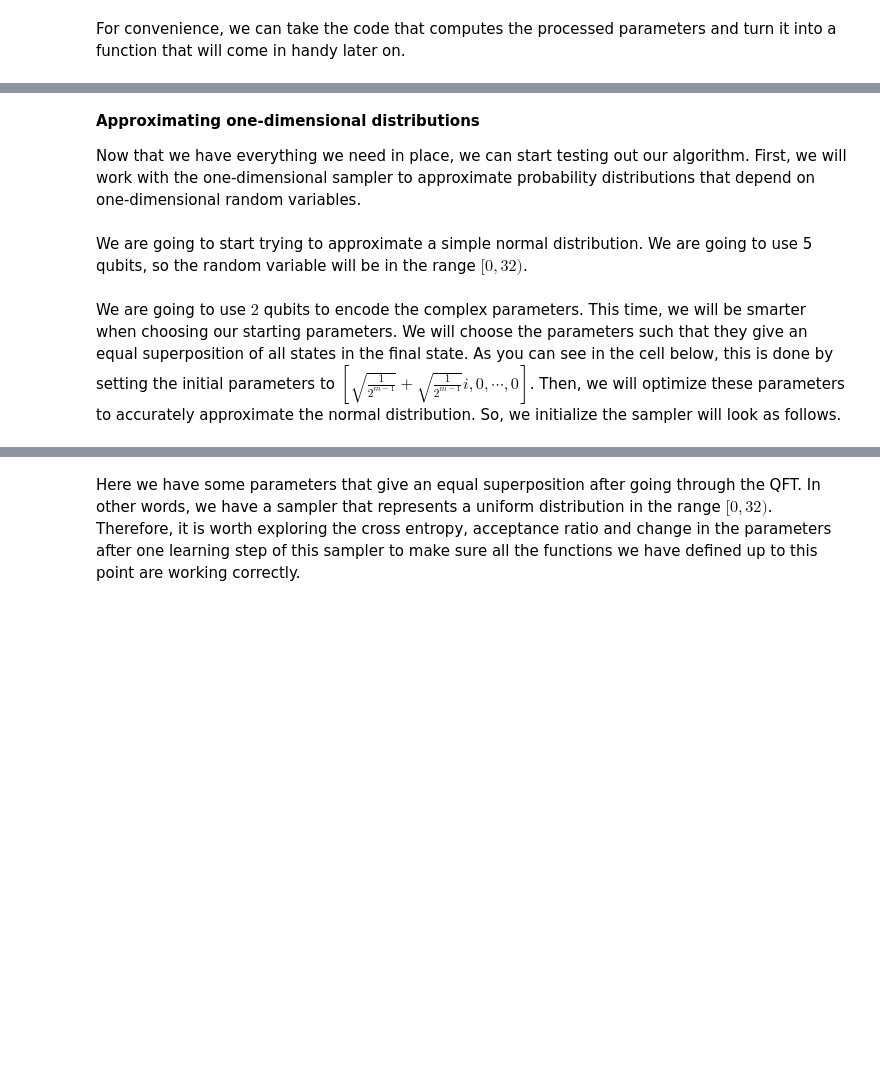
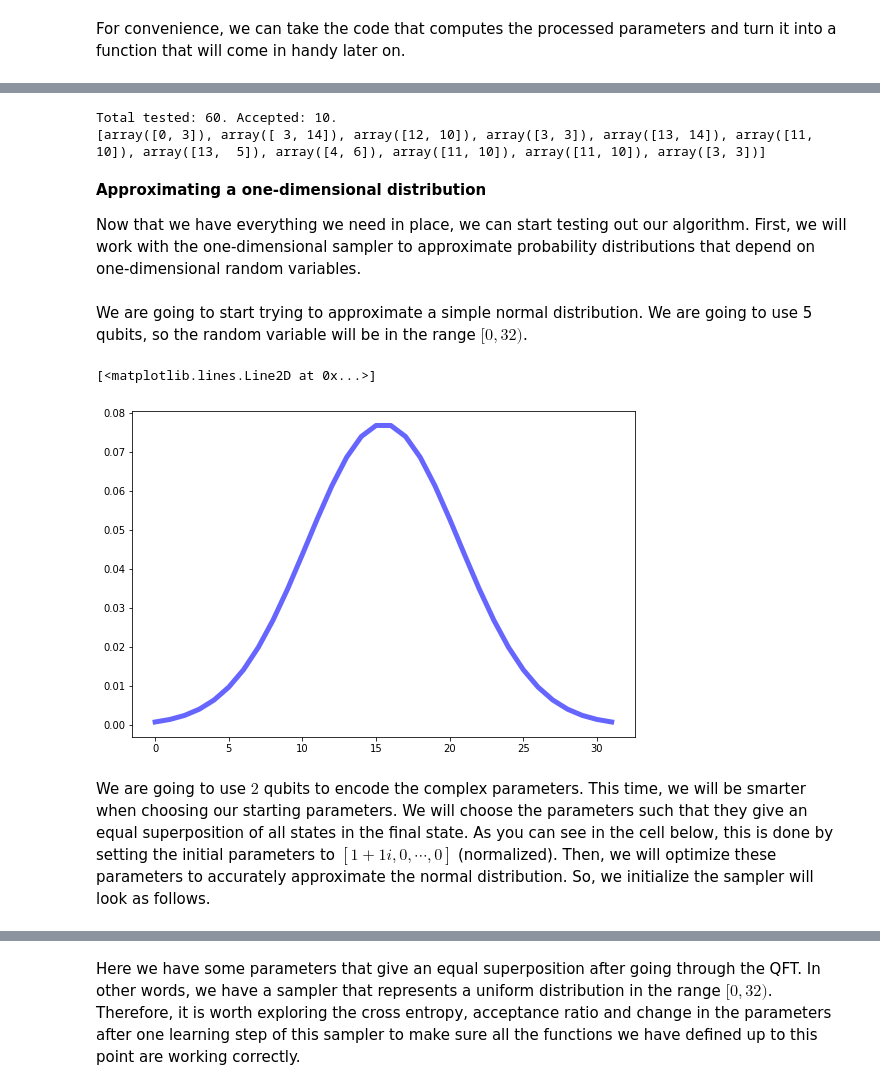
Before and after one commit to epelaaez/SelfLearningDistributions, a Jupyter notebook: notebooks/derivation.ipynb, the cells around one changed output, grey strips where cells are left out. Drawn from its saved outputs; the diff is of its cells as text; code cells hidden in the pictures; blank space fills up the shorter version.

```diff
--- a/notebooks/derivation.ipynb
+++ b/notebooks/derivation.ipynb
@@ -317,0 +461,10 @@ def qft_derivative(x, theta, N):
+# %%
+x    = 3
+N    = 4
+m    = 2 ** 3
+u_x1 = np.array([u_qft_x_j(x, j, N) for j in range(m)])
+u_x2 = Operator(qft(N)).data[x][0:m]
+
+print(u_x1)
+print(u_x2)
+print(np.allclose(u_x1, u_x2))
@@ -435,0 +679,5 @@ for i, grad in enumerate(gradient):
+# %%
+params[0] += gradient[0]
+params[1] += gradient[1]
+params[2] += gradient[2]
+print("Success, gradient has same shape as parameters.")
@@ -438,5 +698,5 @@ for i, grad in enumerate(gradient):
 # %%
-def accept(p, q, r, r_hat, backend=Aer.get_backend("statevector_simulator"), shots=10000):
+def accept(p, q, r, r_hat, backend=AerSimulator(method="statevector"), shots=10000):
     """
     Parameters:
         p: lambda or func
@@ -473,7 +733,7 @@ def accept(p, q, r, r_hat, backend=Aer.get_backend("statevector_simulator"), sho
         prob = num / den
     else:
         prob = float("inf")
-    return np.random.rand() < min([1, prob])
+    return min([1, prob])
 # %%
 D = 2
 n = 4
@@ -498,14 +758,17 @@ for i in range(10): # test 10 random variables
     while True:
         r_hat = np.random.randint(2**n, size=D)
         counter += 1
-        if accept(target, [D, n, m, funcs, params], r, r_hat):
+        if np.random.rand() < accept(target, [D, n, m, funcs, params], r, r_hat):
             accepted.append(r_hat)
             r = r_hat
             break
 print(f"Total tested: {counter}. Accepted: {len(accepted)-1}.")
 print(accepted)
+# %% [output]
+Total tested: 60. Accepted: 10.
+[array([0, 3]), array([ 3, 14]), array([12, 10]), array([3, 3]), array([13, 14]), array([11, 10]), array([13,  5]), array([4, 6]), array([11, 10]), array([11, 10]), array([3, 3])]
 # %% [markdown]
-**Approximating one-dimensional distributions**
+**Approximating a one-dimensional distribution**
 
 Now that we have everything we need in place, we can start testing out our algorithm. First, we will work with the one-dimensional sampler to approximate probability distributions that depend on one-dimensional random variables.
 # %%
@@ -517,13 +780,23 @@ plt.rcParams["figure.figsize"] = (9,6)
 # %% [markdown]
 We are going to start trying to approximate a simple normal distribution. We are going to use 5 qubits, so the random variable will be in the range $[0, 32)$.
 # %%
-std  = (2**5-1) / 6
-mean = (2**5-1) / 2
-norm = stats.norm(loc=mean, scale=std)
-x    = np.linspace(norm.ppf(0.01), norm.ppf(0.99), 100)
-plt.plot(x, norm.pdf(x), 'b-', lw=5, alpha=0.6, label='normal pdf')
+n    = 5
+std  = (2**n-1) / 6
+mean = (2**n-1) / 2
+
+def norm(x):
+    frac = 1 / (std * np.sqrt(2 * np.pi))
+    exp  = (- 1 / 2) * (((x - mean) / std)**2)
+    return frac * np.exp(exp)
+
+x = [i for i in range(2**n)]
+y = [norm(i) for i in x]
+plt.plot(x, y, 'b-', lw=5, alpha=0.6, label='normal pdf')
+# %% [output]
+[<matplotlib.lines.Line2D at 0x...>]
+[figure, added]
 # %% [markdown]
-We are going to use $2$ qubits to encode the complex parameters. This time, we will be smarter when choosing our starting parameters. We will choose the parameters such that they give an equal superposition of all states in the final state. As you can see in the cell below, this is done by setting the initial parameters to $\left[\sqrt{\frac{1}{2^{m-1}}} + \sqrt{\frac{1}{2^{m-1}}}i, 0, \cdots, 0\right]$. Then, we will optimize these parameters to accurately approximate the normal distribution. So, we initialize the sampler will look as follows.
+We are going to use $2$ qubits to encode the complex parameters. This time, we will be smarter when choosing our starting parameters. We will choose the parameters such that they give an equal superposition of all states in the final state. As you can see in the cell below, this is done by setting the initial parameters to $\left[1 + 1i, 0, \cdots, 0\right]$ (normalized). Then, we will optimize these parameters to accurately approximate the normal distribution. So, we initialize the sampler will look as follows.
 # %%
 n = 5
 m = 2
```
Also changed, not shown: parts of 56 cells of this notebook.
